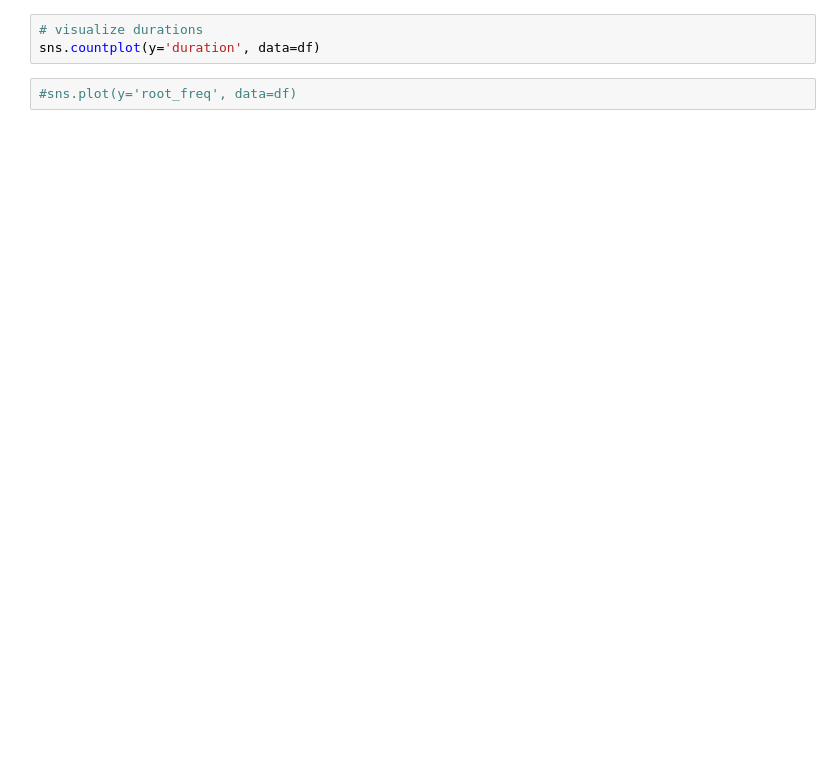
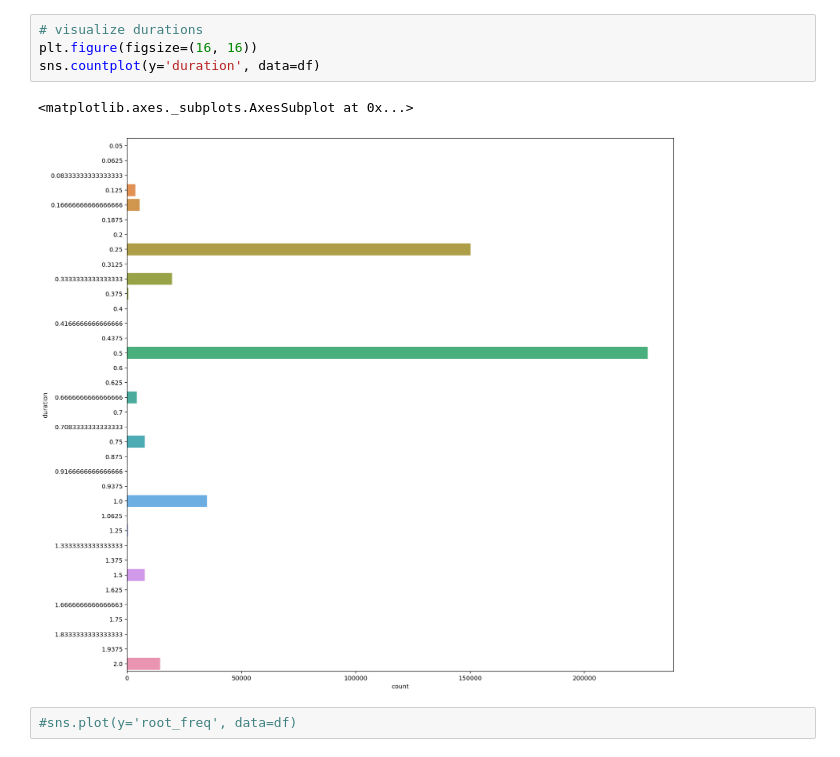
Before and after one commit to WermooZ/ml_music_anal, a Jupyter notebook: plots_stats.ipynb, the cells around one changed output. Drawn from its saved outputs; the diff is of its cells as text; blank space fills up the shorter version.

```diff
--- a/plots_stats.ipynb
+++ b/plots_stats.ipynb
@@ -21,5 +26,9 @@ sns.countplot(y='note_name', data=df ,order=df['note_name'].value_counts().sort_
 # %%
 # visualize durations
+plt.figure(figsize=(16, 16))
 sns.countplot(y='duration', data=df)
+# %% [output]
+<matplotlib.axes._subplots.AxesSubplot at 0x...>
+[figure, added]
 # %%
 #sns.plot(y='root_freq', data=df)
```
Also changed, not shown: parts of 17 cells of this notebook, 6 other files.
